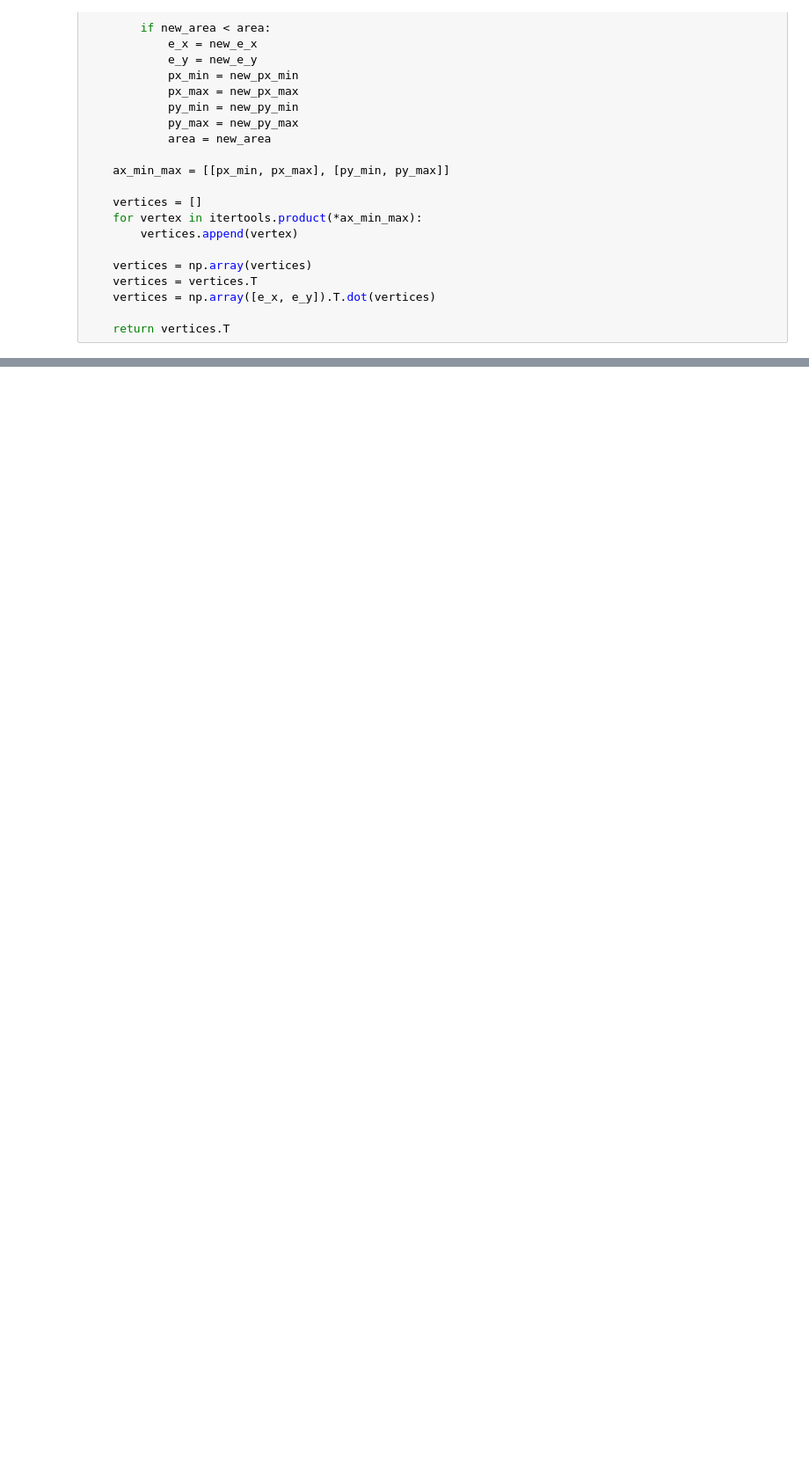
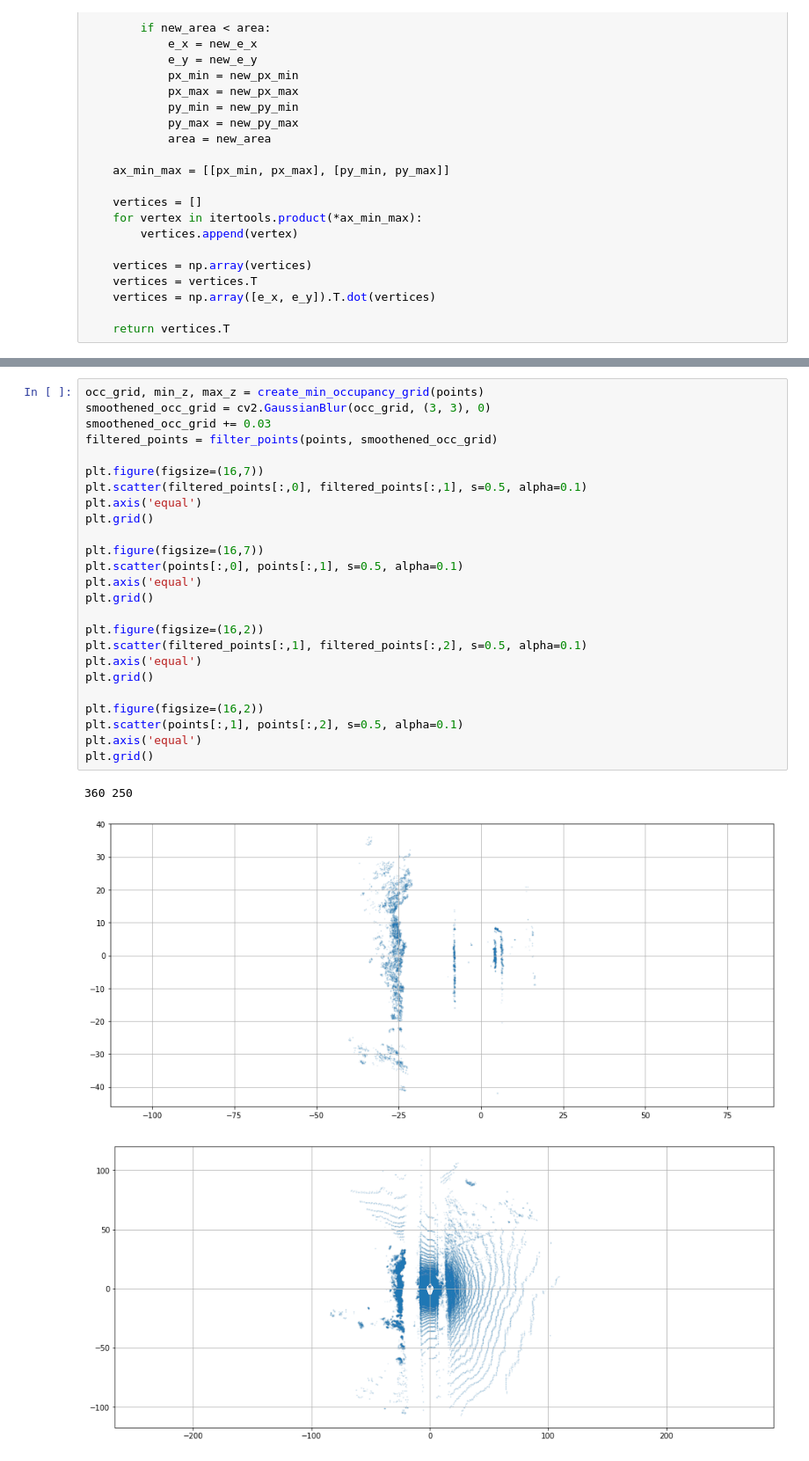
Before and after one commit to ericdoerheit/playgrounds, a Jupyter notebook: python-playground/oriented_bounding_box_fitting.ipynb, the cells around one changed output, grey strips where cells are left out. Shown at 88% size. Drawn from its saved outputs; the diff is of its cells as text; blank space fills up the shorter version.

```diff
--- a/python-playground/oriented_bounding_box_fitting.ipynb
+++ b/python-playground/oriented_bounding_box_fitting.ipynb
@@ -92,0 +284,29 @@ plt.scatter(p4[0], p4[1], c='yellow')
+# %%
+occ_grid, min_z, max_z = create_min_occupancy_grid(points)
+smoothened_occ_grid = cv2.GaussianBlur(occ_grid, (3, 3), 0)
+smoothened_occ_grid += 0.03
+filtered_points = filter_points(points, smoothened_occ_grid)
+
+plt.figure(figsize=(16,7))
+plt.scatter(filtered_points[:,0], filtered_points[:,1], s=0.5, alpha=0.1)
+plt.axis('equal')
+plt.grid()
+
+plt.figure(figsize=(16,7))
+plt.scatter(points[:,0], points[:,1], s=0.5, alpha=0.1)
+plt.axis('equal')
+plt.grid()
+
+plt.figure(figsize=(16,2))
+plt.scatter(filtered_points[:,1], filtered_points[:,2], s=0.5, alpha=0.1)
+plt.axis('equal')
+plt.grid()
+
+plt.figure(figsize=(16,2))
+plt.scatter(points[:,1], points[:,2], s=0.5, alpha=0.1)
+plt.axis('equal')
+plt.grid()
+# %% [output]
+360 250
+[figure, added]
+[figure, added]
```
Also changed, not shown: parts of 19 cells of this notebook, 2 other files.
